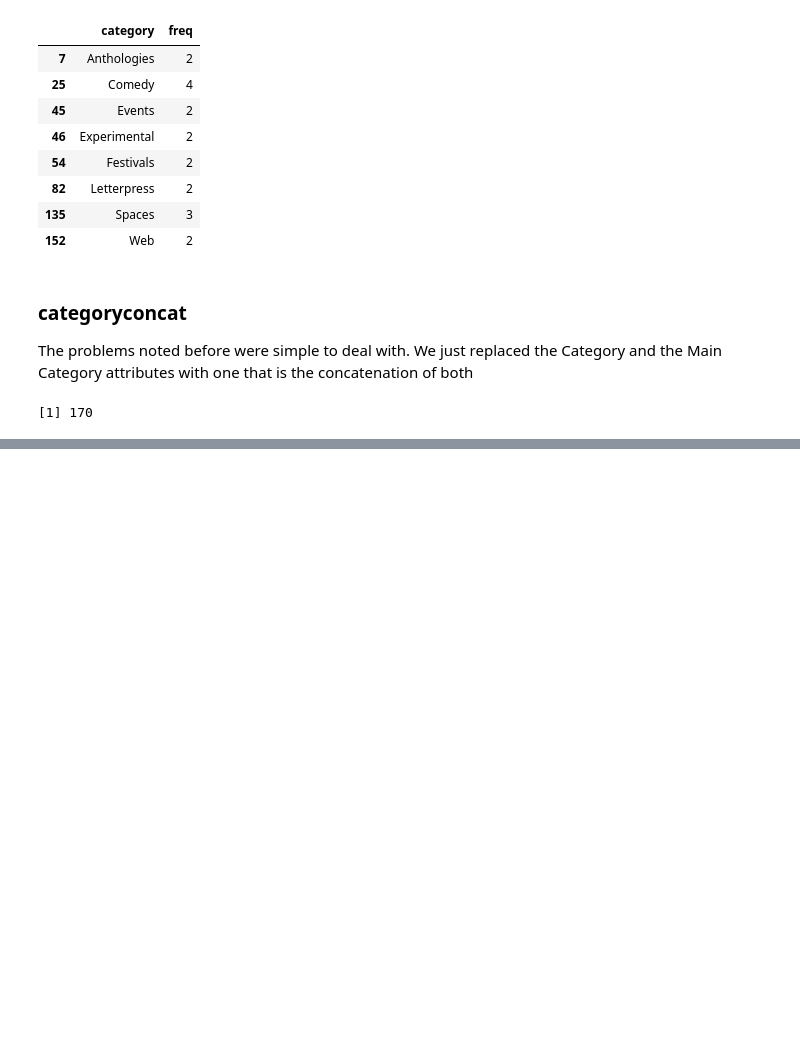
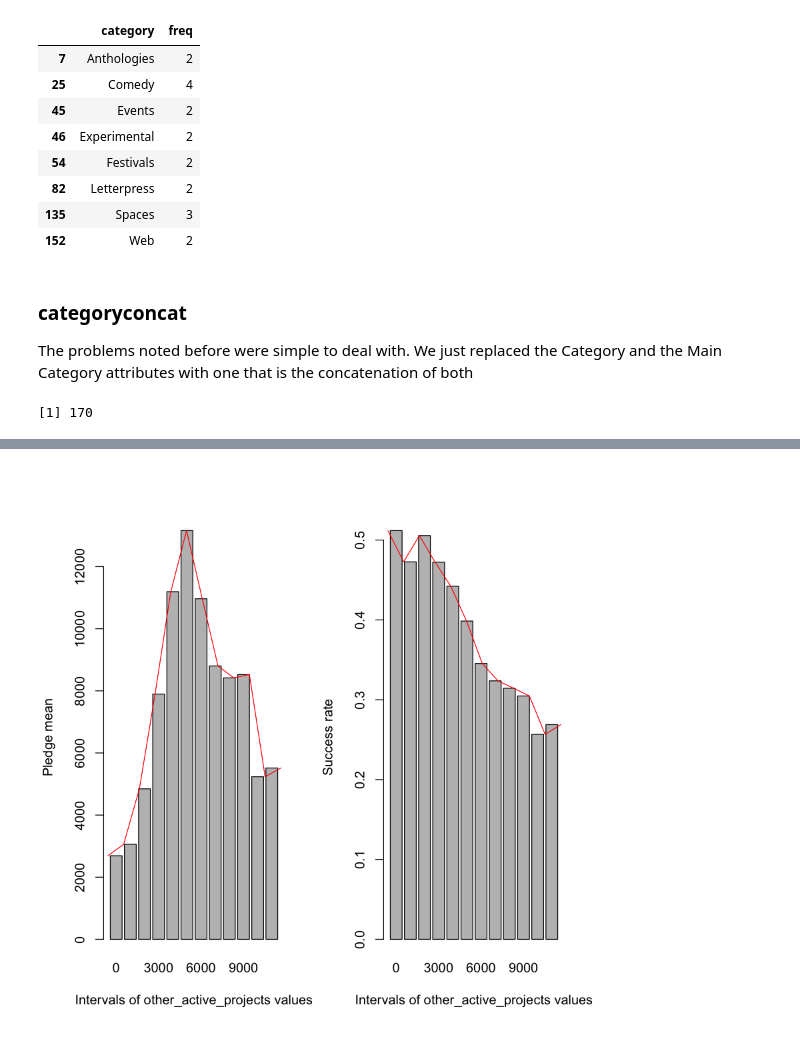
Before and after one commit to MLobo1997/Kickstarter_predictor, a Jupyter notebook: Eval.ipynb, the cells around one changed output, grey strips where cells are left out. Drawn from its saved outputs; the diff is of its cells as text; code cells hidden in the pictures; blank space fills up the shorter version.

```diff
--- a/Eval.ipynb
+++ b/Eval.ipynb
@@ -166,0 +200,15 @@ length(unique(projects$categoryconcat))
+# %%
+filterBestCategories <- function(dataset, category, factorNr){
+  v <- calculateCategoryValues(dataset, category)
+
+  bestCategories <- factor(names(tail(sort(v), factorNr)))
+
+  r <- rep("Other", dim(dataset)[1])
+  for (i in 1:length(r)){
+    if (category[i] %in% bestCategories){
+      r[i] <- as.character(category[i])
+    }
+  }
+
+  return(factor(r))
+}
@@ -166,0 +217,3 @@ length(unique(projects$categoryconcat))
+# %%
+projects$categoryconcat2 <- filterBestCategories(projects, projects$categoryconcat, 111)
+length(unique(projects$categoryconcat2))
@@ -166,0 +224,3 @@ length(unique(projects$categoryconcat))
+# %%
+projects$currencyCountryRank <- calculateEnumeratedCategoryValues(projects, projects$currencyCountry, "usd_pledged_real")[projects$currencyCountry]
+summary(projects$currencyCountryRank)
@@ -166,0 +230,3 @@ length(unique(projects$categoryconcat))
+# %%
+projects$categoryconcatRank <- calculateEnumeratedCategoryValues(projects, projects$categoryconcat, "usd_pledged_real")[projects$categoryconcat]
+summary(projects$categoryconcatRank)
@@ -166,0 +239,15 @@ length(unique(projects$categoryconcat))
+# %%
+par(mfrow=c(1,2))
+attach(projects)
+pledge_by_other_actives <- aggregate(usd_pledged_real ~ (other_active_projects %/% 1000), FUN = mean)
+
+barplot(pledge_by_other_actives$usd_pledged_real, width = 0.75, names.arg = pledge_by_other_actives$`other_active_projects%/%1000` * 1000, xlab = "Intervals of other_active_projects values", ylab = "Pledge mean")
+lines(pledge_by_other_actives$`other_active_projects%/%1000`, pledge_by_other_actives$usd_pledged_real, col = "red")
+
+pledge_by_other_actives <- aggregate(success ~ (other_active_projects %/% 1000), FUN = mean)
+
+barplot(pledge_by_other_actives$success, width = 0.75, names.arg = pledge_by_other_actives$`other_active_projects%/%1000` * 1000, xlab = "Intervals of other_active_projects values", ylab = "Success rate")
+lines(pledge_by_other_actives$`other_active_projects%/%1000`, pledge_by_other_actives$success, col = "red")
+detach(projects)
+# %% [output]
+[figure, added]
```
Also changed, not shown: parts of 16 cells of this notebook.
